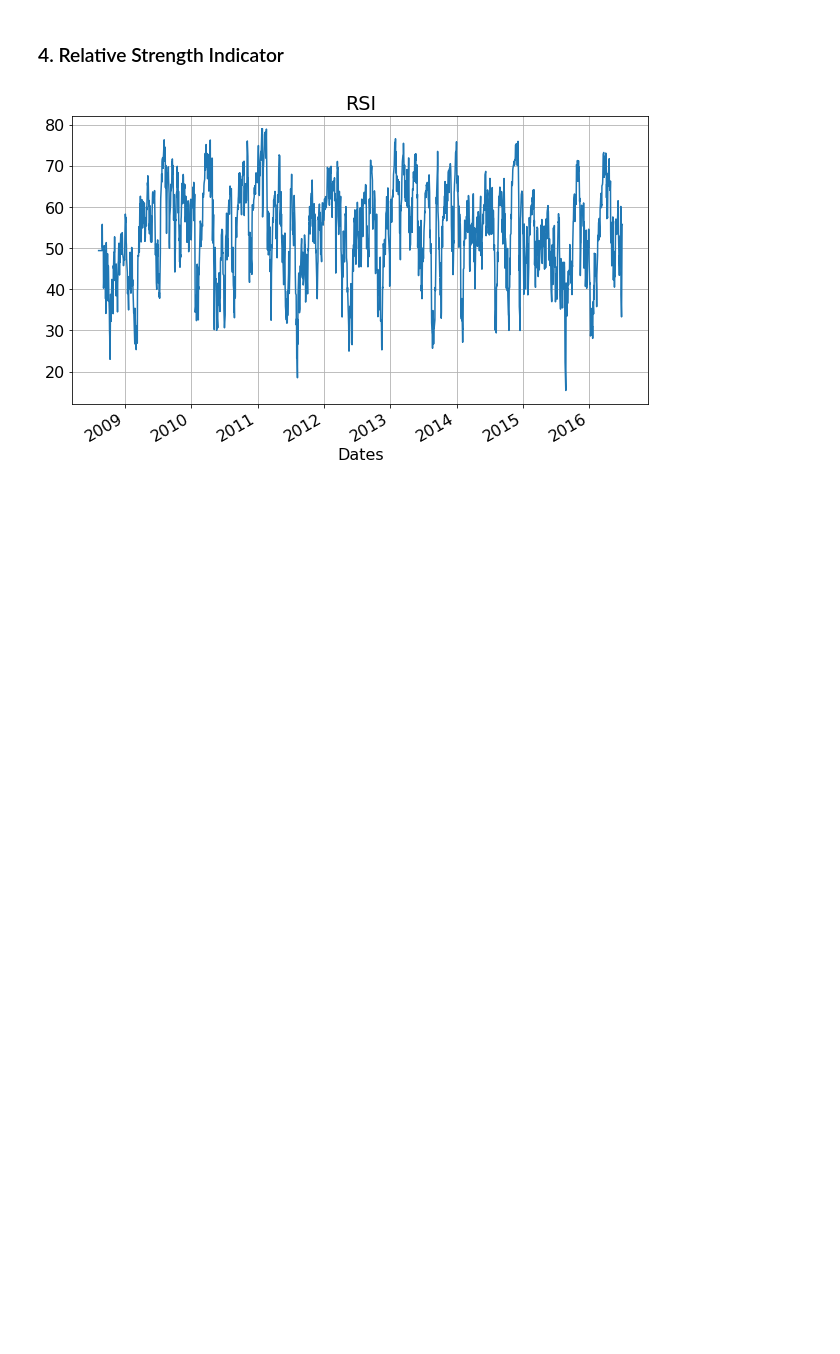
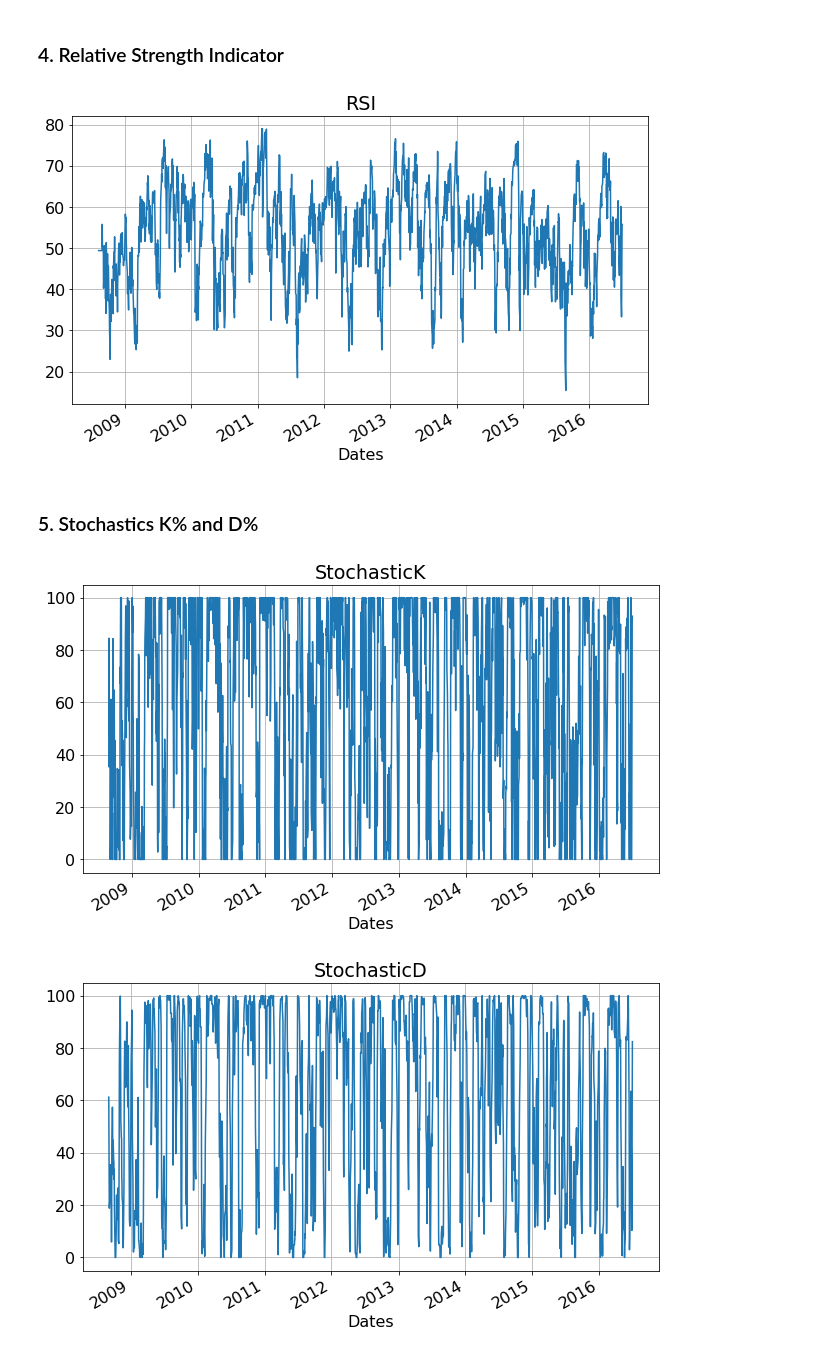
Before and after one commit to machar94/stockprediction, a Jupyter notebook: project.ipynb, the cells around one changed output. Cells and saved outputs as stored; diff of their text form; code cells hidden in the pictures; blank space fills up the shorter version.

Commit message:
Added stochastic indicators

```diff
--- a/project.ipynb
+++ b/project.ipynb
@@ -303,7 +303,35 @@ def RSI(prices, n=14):
 
 
 
-indicators['RSI'] = RSI(df['Adj Close'].to_numpy())
+indicators['RSI'] = RSI(df['Adj Close'].to_numpy(), n=params['rsi.window'])
 plotIndicator(indicators['RSI'], 'RSI', x=df['Adj Close'].index)
 # %% [output]
 [figure]
+# %% [markdown]
+### 5. Stochastics K% and D%
+# %%
+# As desribed in this page: https://www.investopedia.com/articles/technical/073001.asp
+
+def stochastics(price, n=14):
+
+    k = np.full(price.shape, np.nan)
+    for i in range(0, len(price)-n+1):
+        cp = price[i+n-1] # closing price
+        ll = np.min(price[i:i+n]) # lowest low
+        hh = np.max(price[i:i+n]) # highest high
+        k[i+n-1] = 100 * (cp - ll) / (hh - ll)
+
+    # For %D it is a 3 day SMA of %K (hence +2)
+    d = np.full(price.shape, np.nan)
+    for i in range(n+2,len(price)):
+        d[i] = k[i-2:i+1].mean()
+
+    return (k, d)
+
+result = stochastics(df['Adj Close'].to_numpy(), n=params['rsi.window'])
+indicators['StochasticK'], indicators['StochasticD'] = result
+plotIndicator(indicators['StochasticK'], 'StochasticK', x=df['Adj Close'].index)
+plotIndicator(indicators['StochasticD'], 'StochasticD', x=df['Adj Close'].index)
+# %% [output]
+[figure, added]
+[figure, added]
```
Also changed, not shown: parts of 1 cell of this notebook.
